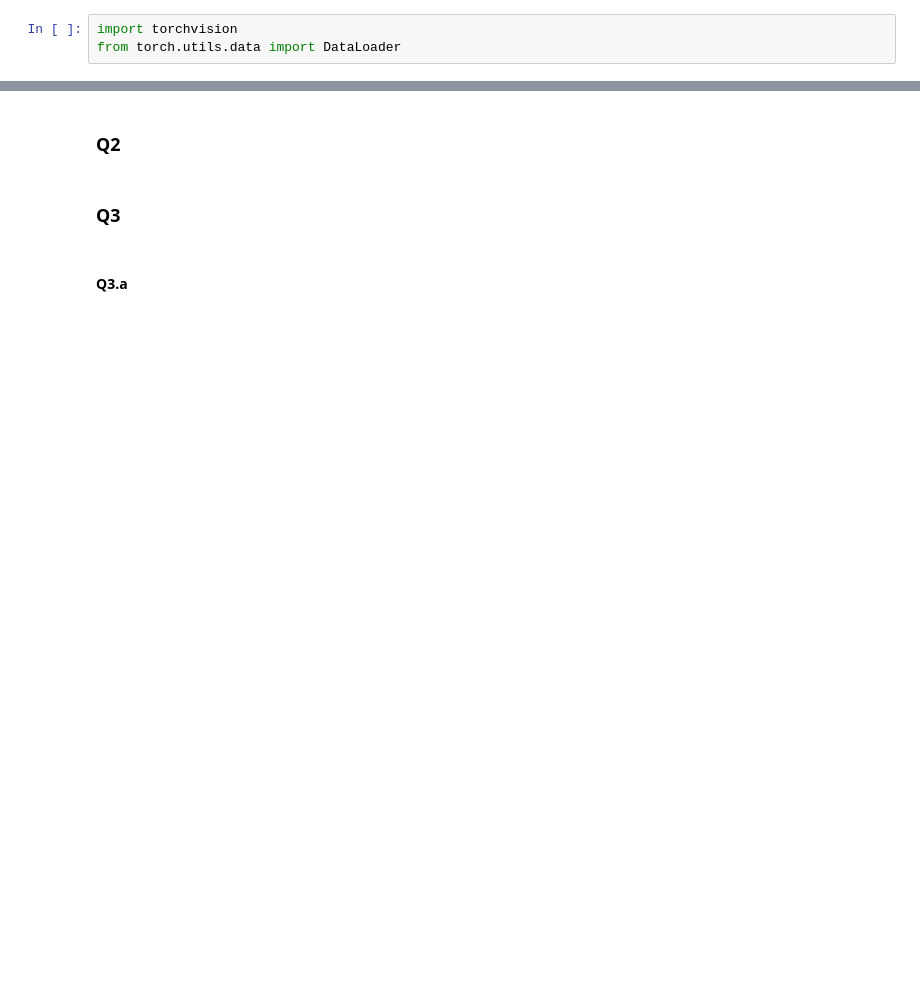
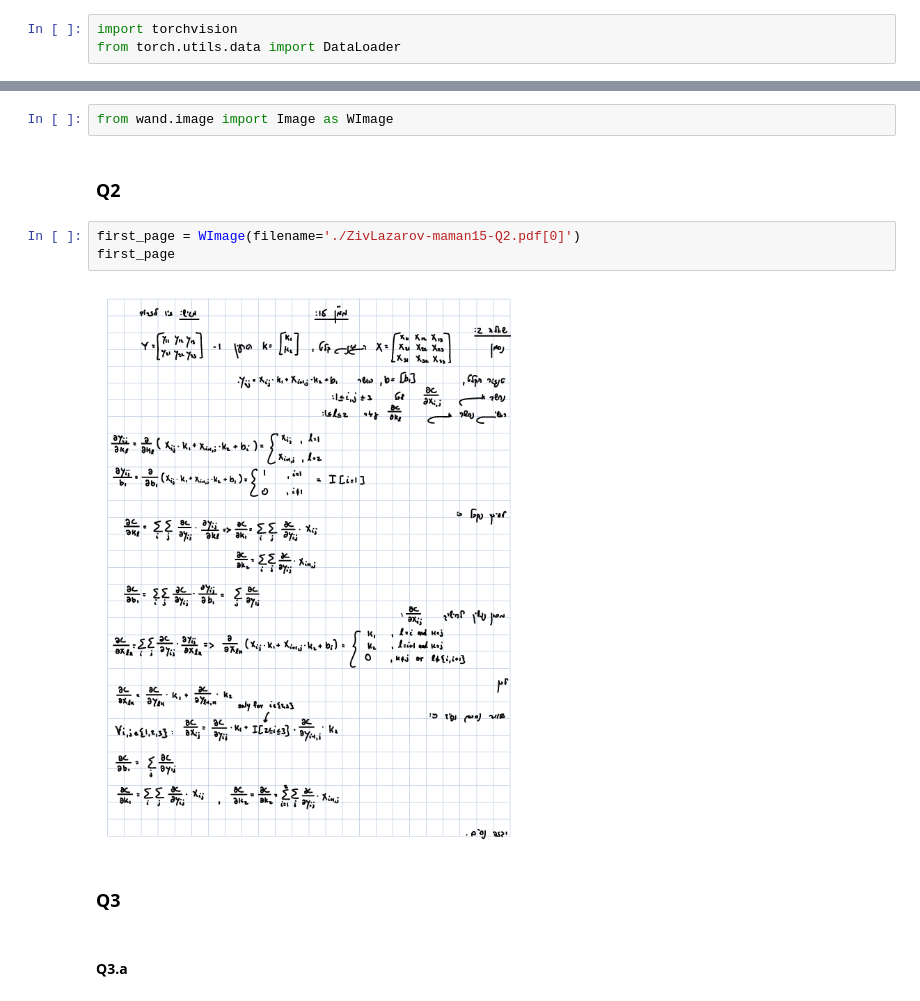
Before and after one commit to lazarovziv/deep-learning-course, a Jupyter notebook: maman15/ZivLazarov-maman15.ipynb, the cells around one changed output, grey strips where cells are left out. Saved outputs shown, nothing was run; the diff lists cells and outputs as text; blank space fills up the shorter version.

Commit message:
maman15: submitted

```diff
--- a/maman15/ZivLazarov-maman15.ipynb
+++ b/maman15/ZivLazarov-maman15.ipynb
@@ -112,5 +194,12 @@ torch.Size([64, 1, 15, 15])
+# %%
+from wand.image import Image as WImage
 # %% [markdown]
 ### Q2
+# %%
+first_page = WImage(filename='./ZivLazarov-maman15-Q2.pdf[0]')
+first_page
+# %% [output]
+[figure, added]
 # %% [markdown]
 ### Q3
 # %% [markdown]
```
Also changed, not shown: parts of 63 cells of this notebook.
